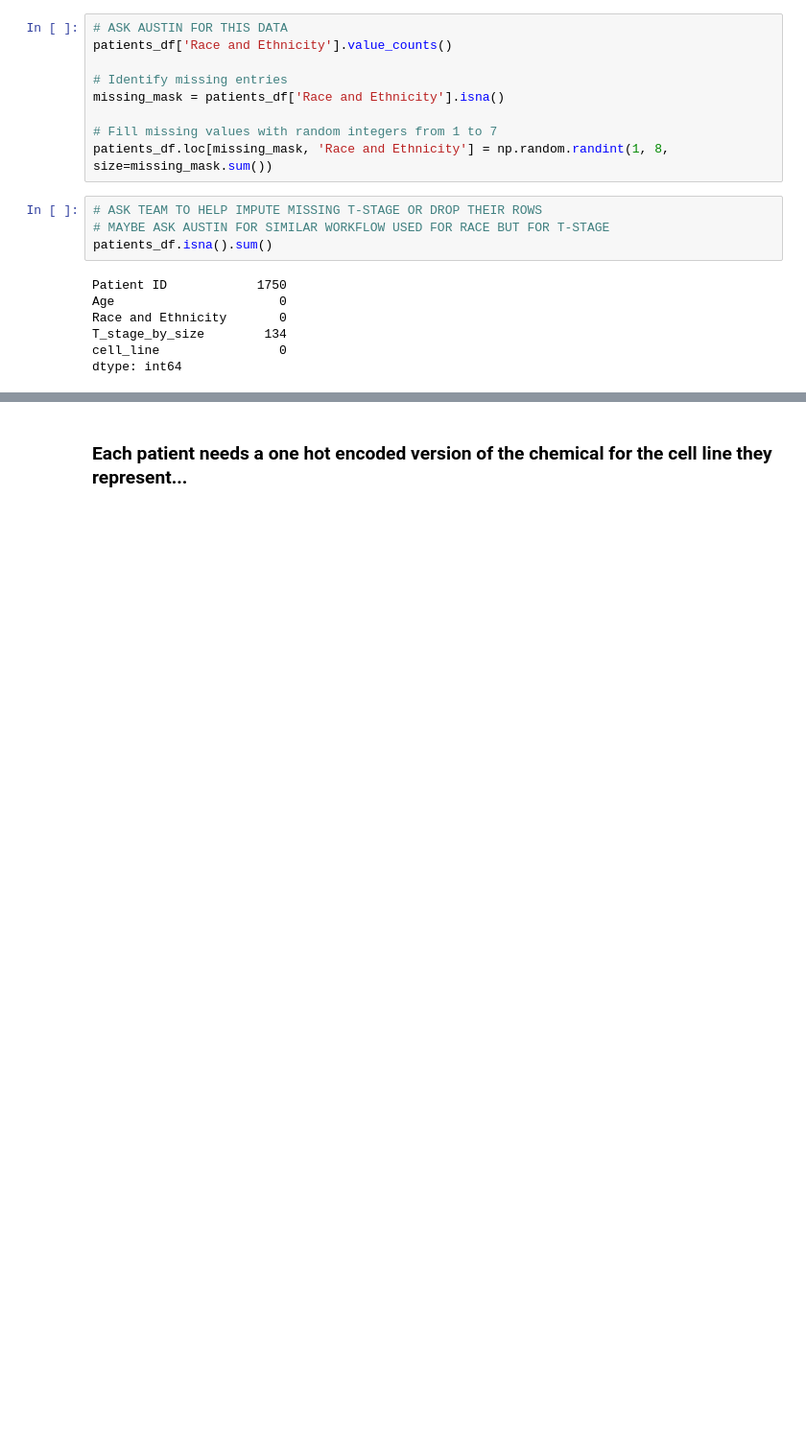
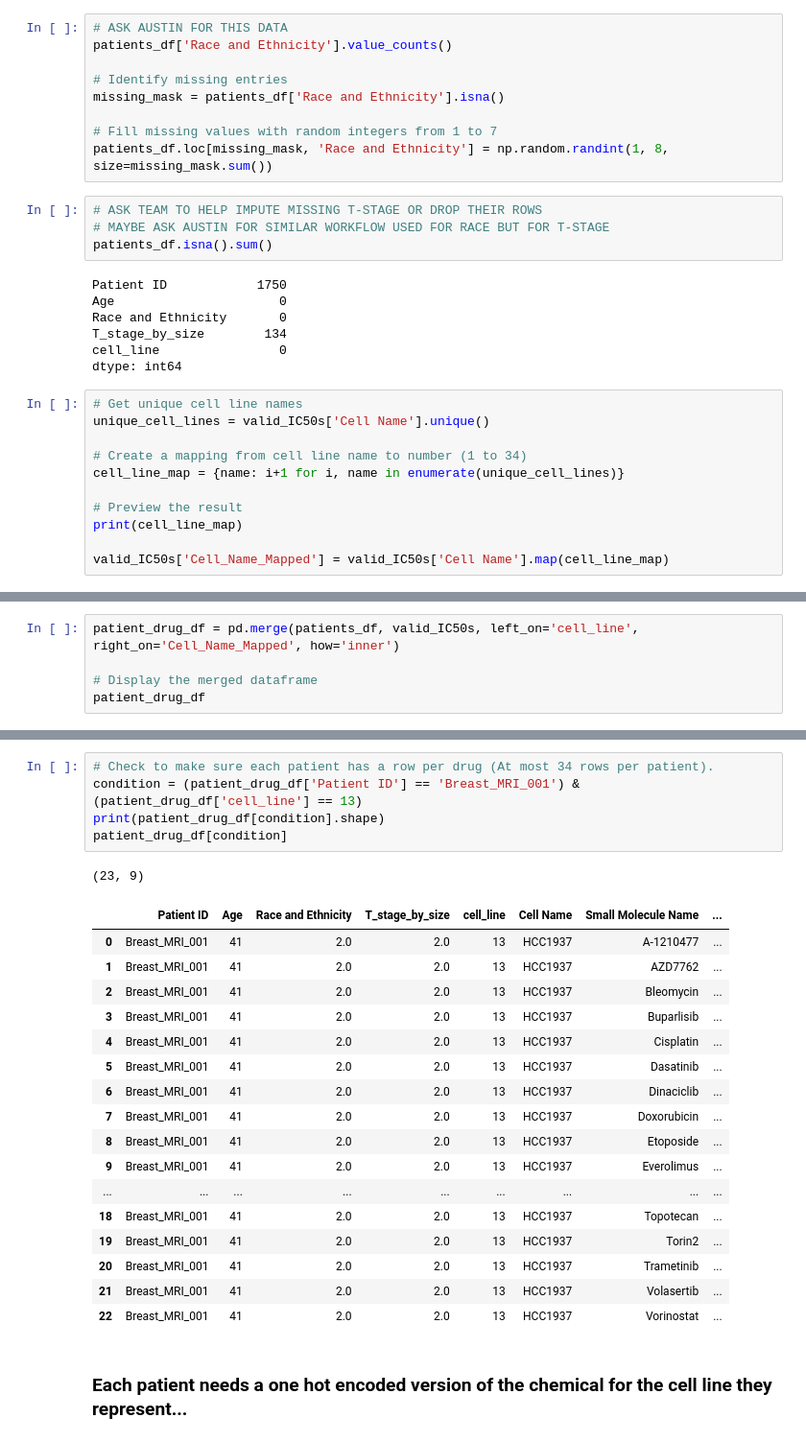
Before and after one commit to Sammccarthypotter/Data_277_-Cancer, a Jupyter notebook: Best_chemical_per_patient.ipynb, the cells around one changed output, grey strips where cells are left out. Shown: that part at 96% size. Saved outputs shown, nothing was run; the diff lists cells and outputs as text; blank space fills up the shorter version.

```diff
--- a/Best_chemical_per_patient.ipynb
+++ b/Best_chemical_per_patient.ipynb
@@ -106,3 +127,14 @@ Race and Ethnicity       0
 T_stage_by_size        134
 cell_line                0
 dtype: int64
+# %%
+# Get unique cell line names
+unique_cell_lines = valid_IC50s['Cell Name'].unique()
+
+# Create a mapping from cell line name to number (1 to 34)
+cell_line_map = {name: i+1 for i, name in enumerate(unique_cell_lines)}
+
+# Preview the result
+print(cell_line_map)
+
+valid_IC50s['Cell_Name_Mapped'] = valid_IC50s['Cell Name'].map(cell_line_map)
@@ -108,0 +159,5 @@ dtype: int64
+# %%
+patient_drug_df = pd.merge(patients_df, valid_IC50s, left_on='cell_line', right_on='Cell_Name_Mapped', how='inner')
+
+# Display the merged dataframe
+patient_drug_df
@@ -109,2 +178,26 @@ dtype: int64
+# %%
+# Check to make sure each patient has a row per drug (At most 34 rows per patient).
+condition = (patient_drug_df['Patient ID'] == 'Breast_MRI_001') & (patient_drug_df['cell_line'] == 13)
+print(patient_drug_df[condition].shape)
+patient_drug_df[condition]
+# %% [output]
+(23, 9)
+|  | Patient ID | Age | Race and Ethnicity | T_stage_by_size | cell_line | Cell Name | Small Molecule Name | ... |
+| 0 | Breast_MRI_001 | 41 | 2.0 | 2.0 | 13 | HCC1937 | A-1210477 | ... |
+| 1 | Breast_MRI_001 | 41 | 2.0 | 2.0 | 13 | HCC1937 | AZD7762 | ... |
+| 2 | Breast_MRI_001 | 41 | 2.0 | 2.0 | 13 | HCC1937 | Bleomycin | ... |
+| 3 | Breast_MRI_001 | 41 | 2.0 | 2.0 | 13 | HCC1937 | Buparlisib | ... |
+| 4 | Breast_MRI_001 | 41 | 2.0 | 2.0 | 13 | HCC1937 | Cisplatin | ... |
+| 5 | Breast_MRI_001 | 41 | 2.0 | 2.0 | 13 | HCC1937 | Dasatinib | ... |
+| 6 | Breast_MRI_001 | 41 | 2.0 | 2.0 | 13 | HCC1937 | Dinaciclib | ... |
+| 7 | Breast_MRI_001 | 41 | 2.0 | 2.0 | 13 | HCC1937 | Doxorubicin | ... |
+| 8 | Breast_MRI_001 | 41 | 2.0 | 2.0 | 13 | HCC1937 | Etoposide | ... |
+| 9 | Breast_MRI_001 | 41 | 2.0 | 2.0 | 13 | HCC1937 | Everolimus | ... |
+| ... | ... | ... | ... | ... | ... | ... | ... | ... |
+| 18 | Breast_MRI_001 | 41 | 2.0 | 2.0 | 13 | HCC1937 | Topotecan | ... |
+| 19 | Breast_MRI_001 | 41 | 2.0 | 2.0 | 13 | HCC1937 | Torin2 | ... |
+| 20 | Breast_MRI_001 | 41 | 2.0 | 2.0 | 13 | HCC1937 | Trametinib | ... |
+| 21 | Breast_MRI_001 | 41 | 2.0 | 2.0 | 13 | HCC1937 | Volasertib | ... |
+| 22 | Breast_MRI_001 | 41 | 2.0 | 2.0 | 13 | HCC1937 | Vorinostat | ... |
 # %% [markdown]
 ### Each patient needs a one hot encoded version of the chemical for the cell line they represent...
```
Also changed, not shown: parts of 15 cells of this notebook.
